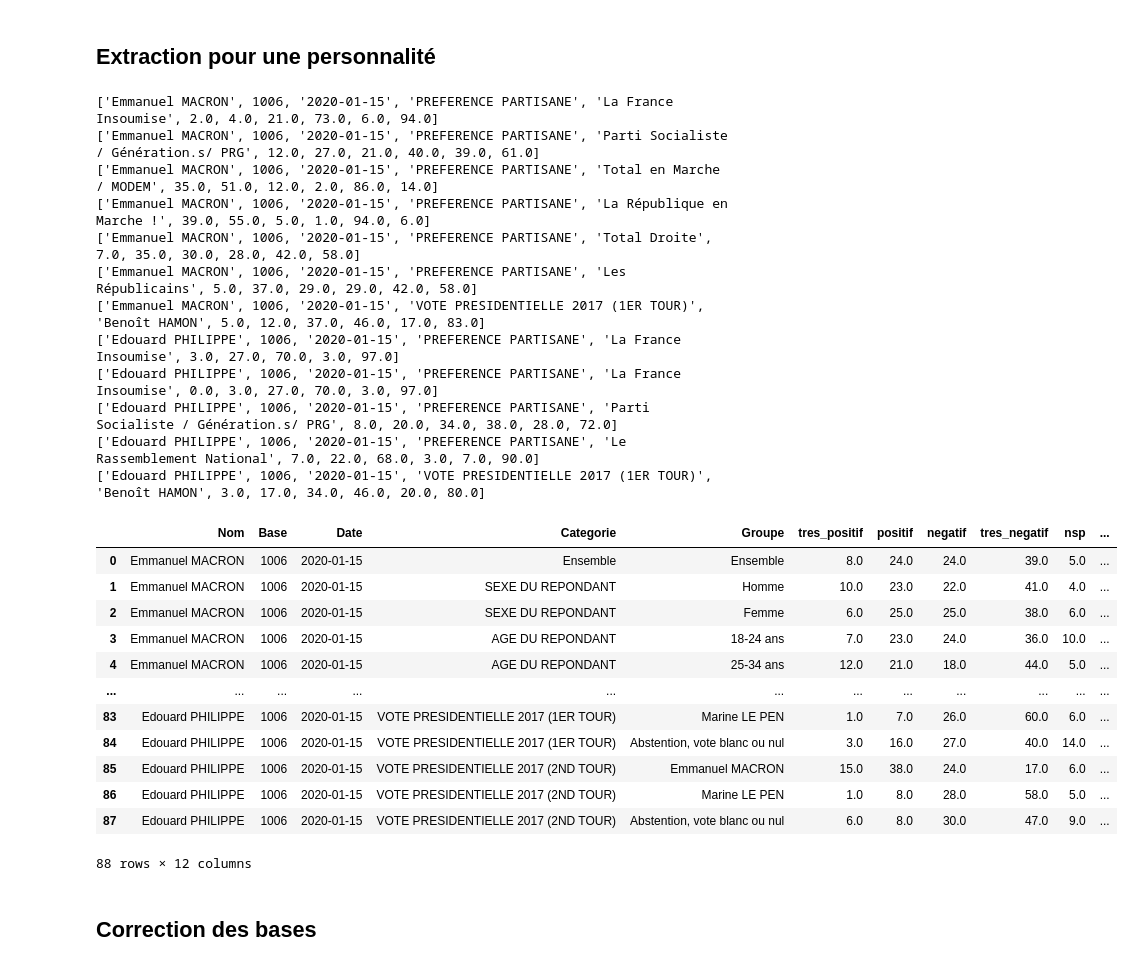
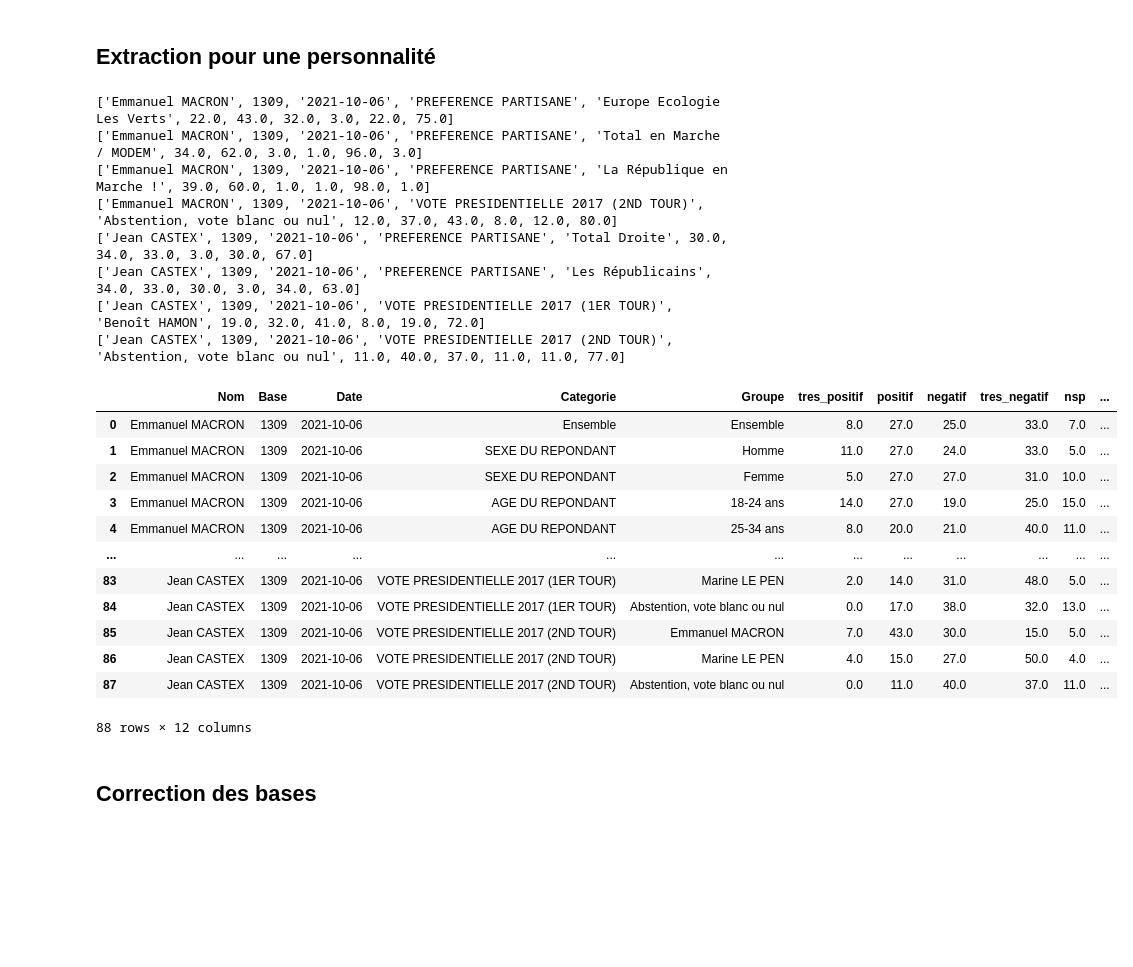
Before and after one commit to NyxAether/mesure_instituts_sondage, a Jupyter notebook: elabe/elabe_extract.ipynb, the cells around one changed output. Saved outputs shown, nothing was run; the diff lists cells and outputs as text; code cells hidden in the pictures; blank space fills up the shorter version.

```diff
--- a/elabe/elabe_extract.ipynb
+++ b/elabe/elabe_extract.ipynb
@@ -20,7 +20,7 @@ from importlib.machinery import SourceFileLoader
 tools = SourceFileLoader('methods', '../methods.py').load_module()
 from methods import *
 # %%
-fp="rapport/2020-03-04.pdf"
+fp="rapport/2020-05-05.pdf"
 text = extract_text(fp,page_numbers=[16])
 question1="Êtes-vous  satisfait  ou  mécontent  d"
 question2="Êtes-vous satisfait ou mécontent d"
@@ -259,41 +259,37 @@ def extract_detailled_perso(df,fp,page_indexes,nom,base,date)->pd.DataFrame:
     return df
 # %%
 df=pd.DataFrame(columns=['Nom','Base','Date','Categorie','Groupe','tres_positif','positif','negatif','tres_negatif','nsp','total_positif','total_negatif'])
-date='2020-01-15'
+date='2021-10-06'
 filepath='rapport/{}.pdf'.format(date)
 president='Emmanuel MACRON'
-page_president=[9,10]
-ministe='Edouard PHILIPPE'
-page_ministre=[12,13]
+page_president=[11,12]
+ministe='Jean CASTEX'
+page_ministre=[13,14]
 base=extract_base(filepath)
 df=extract_detailled_perso(df,filepath,page_president,president,base,date)
 df=extract_detailled_perso(df,filepath,page_ministre,ministe,base,date)
 df
 # %% [output]
-['Emmanuel MACRON', 1006, '2020-01-15', 'PREFERENCE PARTISANE', 'La France Insoumise', 2.0, 4.0, 21.0, 73.0, 6.0, 94.0]
-['Emmanuel MACRON', 1006, '2020-01-15', 'PREFERENCE PARTISANE', 'Parti Socialiste / Génération.s/ PRG', 12.0, 27.0, 21.0, 40.0, 39.0, 61.0]
-['Emmanuel MACRON', 1006, '2020-01-15', 'PREFERENCE PARTISANE', 'Total en Marche / MODEM', 35.0, 51.0, 12.0, 2.0, 86.0, 14.0]
-['Emmanuel MACRON', 1006, '2020-01-15', 'PREFERENCE PARTISANE', 'La République en Marche !', 39.0, 55.0, 5.0, 1.0, 94.0, 6.0]
-['Emmanuel MACRON', 1006, '2020-01-15', 'PREFERENCE PARTISANE', 'Total Droite', 7.0, 35.0, 30.0, 28.0, 42.0, 58.0]
-['Emmanuel MACRON', 1006, '2020-01-15', 'PREFERENCE PARTISANE', 'Les Républicains', 5.0, 37.0, 29.0, 29.0, 42.0, 58.0]
-['Emmanuel MACRON', 1006, '2020-01-15', 'VOTE PRESIDENTIELLE 2017 (1ER TOUR)', 'Benoît HAMON', 5.0, 12.0, 37.0, 46.0, 17.0, 83.0]
-['Edouard PHILIPPE', 1006, '2020-01-15', 'PREFERENCE PARTISANE', 'La France Insoumise', 3.0, 27.0, 70.0, 3.0, 97.0]
-['Edouard PHILIPPE', 1006, '2020-01-15', 'PREFERENCE PARTISANE', 'La France Insoumise', 0.0, 3.0, 27.0, 70.0, 3.0, 97.0]
-['Edouard PHILIPPE', 1006, '2020-01-15', 'PREFERENCE PARTISANE', 'Parti Socialiste / Génération.s/ PRG', 8.0, 20.0, 34.0, 38.0, 28.0, 72.0]
-['Edouard PHILIPPE', 1006, '2020-01-15', 'PREFERENCE PARTISANE', 'Le Rassemblement National', 7.0, 22.0, 68.0, 3.0, 7.0, 90.0]
-['Edouard PHILIPPE', 1006, '2020-01-15', 'VOTE PRESIDENTIELLE 2017 (1ER TOUR)', 'Benoît HAMON', 3.0, 17.0, 34.0, 46.0, 20.0, 80.0]
+['Emmanuel MACRON', 1309, '2021-10-06', 'PREFERENCE PARTISANE', 'Europe Ecologie Les Verts', 22.0, 43.0, 32.0, 3.0, 22.0, 75.0]
+['Emmanuel MACRON', 1309, '2021-10-06', 'PREFERENCE PARTISANE', 'Total en Marche / MODEM', 34.0, 62.0, 3.0, 1.0, 96.0, 3.0]
+['Emmanuel MACRON', 1309, '2021-10-06', 'PREFERENCE PARTISANE', 'La République en Marche !', 39.0, 60.0, 1.0, 1.0, 98.0, 1.0]
+['Emmanuel MACRON', 1309, '2021-10-06', 'VOTE PRESIDENTIELLE 2017 (2ND TOUR)', 'Abstention, vote blanc ou nul', 12.0, 37.0, 43.0, 8.0, 12.0, 80.0]
+['Jean CASTEX', 1309, '2021-10-06', 'PREFERENCE PARTISANE', 'Total Droite', 30.0, 34.0, 33.0, 3.0, 30.0, 67.0]
+['Jean CASTEX', 1309, '2021-10-06', 'PREFERENCE PARTISANE', 'Les Républicains', 34.0, 33.0, 30.0, 3.0, 34.0, 63.0]
+['Jean CASTEX', 1309, '2021-10-06', 'VOTE PRESIDENTIELLE 2017 (1ER TOUR)', 'Benoît HAMON', 19.0, 32.0, 41.0, 8.0, 19.0, 72.0]
+['Jean CASTEX', 1309, '2021-10-06', 'VOTE PRESIDENTIELLE 2017 (2ND TOUR)', 'Abstention, vote blanc ou nul', 11.0, 40.0, 37.0, 11.0, 11.0, 77.0]
 |  | Nom | Base | Date | Categorie | Groupe | tres_positif | positif | negatif | tres_negatif | nsp | ... |
-| 0 | Emmanuel MACRON | 1006 | 2020-01-15 | Ensemble | Ensemble | 8.0 | 24.0 | 24.0 | 39.0 | 5.0 | ... |
-| 1 | Emmanuel MACRON | 1006 | 2020-01-15 | SEXE DU REPONDANT | Homme | 10.0 | 23.0 | 22.0 | 41.0 | 4.0 | ... |
-| 2 | Emmanuel MACRON | 1006 | 2020-01-15 | SEXE DU REPONDANT | Femme | 6.0 | 25.0 | 25.0 | 38.0 | 6.0 | ... |
-| 3 | Emmanuel MACRON | 1006 | 2020-01-15 | AGE DU REPONDANT | 18-24 ans | 7.0 | 23.0 | 24.0 | 36.0 | 10.0 | ... |
-| 4 | Emmanuel MACRON | 1006 | 2020-01-15 | AGE DU REPONDANT | 25-34 ans | 12.0 | 21.0 | 18.0 | 44.0 | 5.0 | ... |
+| 0 | Emmanuel MACRON | 1309 | 2021-10-06 | Ensemble | Ensemble | 8.0 | 27.0 | 25.0 | 33.0 | 7.0 | ... |
+| 1 | Emmanuel MACRON | 1309 | 2021-10-06 | SEXE DU REPONDANT | Homme | 11.0 | 27.0 | 24.0 | 33.0 | 5.0 | ... |
+| 2 | Emmanuel MACRON | 1309 | 2021-10-06 | SEXE DU REPONDANT | Femme | 5.0 | 27.0 | 27.0 | 31.0 | 10.0 | ... |
+| 3 | Emmanuel MACRON | 1309 | 2021-10-06 | AGE DU REPONDANT | 18-24 ans | 14.0 | 27.0 | 19.0 | 25.0 | 15.0 | ... |
+| 4 | Emmanuel MACRON | 1309 | 2021-10-06 | AGE DU REPONDANT | 25-34 ans | 8.0 | 20.0 | 21.0 | 40.0 | 11.0 | ... |
 | ... | ... | ... | ... | ... | ... | ... | ... | ... | ... | ... | ... |
-| 83 | Edouard PHILIPPE | 1006 | 2020-01-15 | VOTE PRESIDENTIELLE 2017 (1ER TOUR) | Marine LE PEN | 1.0 | 7.0 | 26.0 | 60.0 | 6.0 | ... |
-| 84 | Edouard PHILIPPE | 1006 | 2020-01-15 | VOTE PRESIDENTIELLE 2017 (1ER TOUR) | Abstention, vote blanc ou nul | 3.0 | 16.0 | 27.0 | 40.0 | 14.0 | ... |
-| 85 | Edouard PHILIPPE | 1006 | 2020-01-15 | VOTE PRESIDENTIELLE 2017 (2ND TOUR) | Emmanuel MACRON | 15.0 | 38.0 | 24.0 | 17.0 | 6.0 | ... |
-| 86 | Edouard PHILIPPE | 1006 | 2020-01-15 | VOTE PRESIDENTIELLE 2017 (2ND TOUR) | Marine LE PEN | 1.0 | 8.0 | 28.0 | 58.0 | 5.0 | ... |
-| 87 | Edouard PHILIPPE | 1006 | 2020-01-15 | VOTE PRESIDENTIELLE 2017 (2ND TOUR) | Abstention, vote blanc ou nul | 6.0 | 8.0 | 30.0 | 47.0 | 9.0 | ... |
+| 83 | Jean CASTEX | 1309 | 2021-10-06 | VOTE PRESIDENTIELLE 2017 (1ER TOUR) | Marine LE PEN | 2.0 | 14.0 | 31.0 | 48.0 | 5.0 | ... |
+| 84 | Jean CASTEX | 1309 | 2021-10-06 | VOTE PRESIDENTIELLE 2017 (1ER TOUR) | Abstention, vote blanc ou nul | 0.0 | 17.0 | 38.0 | 32.0 | 13.0 | ... |
+| 85 | Jean CASTEX | 1309 | 2021-10-06 | VOTE PRESIDENTIELLE 2017 (2ND TOUR) | Emmanuel MACRON | 7.0 | 43.0 | 30.0 | 15.0 | 5.0 | ... |
+| 86 | Jean CASTEX | 1309 | 2021-10-06 | VOTE PRESIDENTIELLE 2017 (2ND TOUR) | Marine LE PEN | 4.0 | 15.0 | 27.0 | 50.0 | 4.0 | ... |
+| 87 | Jean CASTEX | 1309 | 2021-10-06 | VOTE PRESIDENTIELLE 2017 (2ND TOUR) | Abstention, vote blanc ou nul | 0.0 | 11.0 | 40.0 | 37.0 | 11.0 | ... |
 88 rows × 12 columns
 # %% [markdown]
 ## Correction des bases
```
Also changed, not shown: parts of 12 cells of this notebook, 8 other files.
